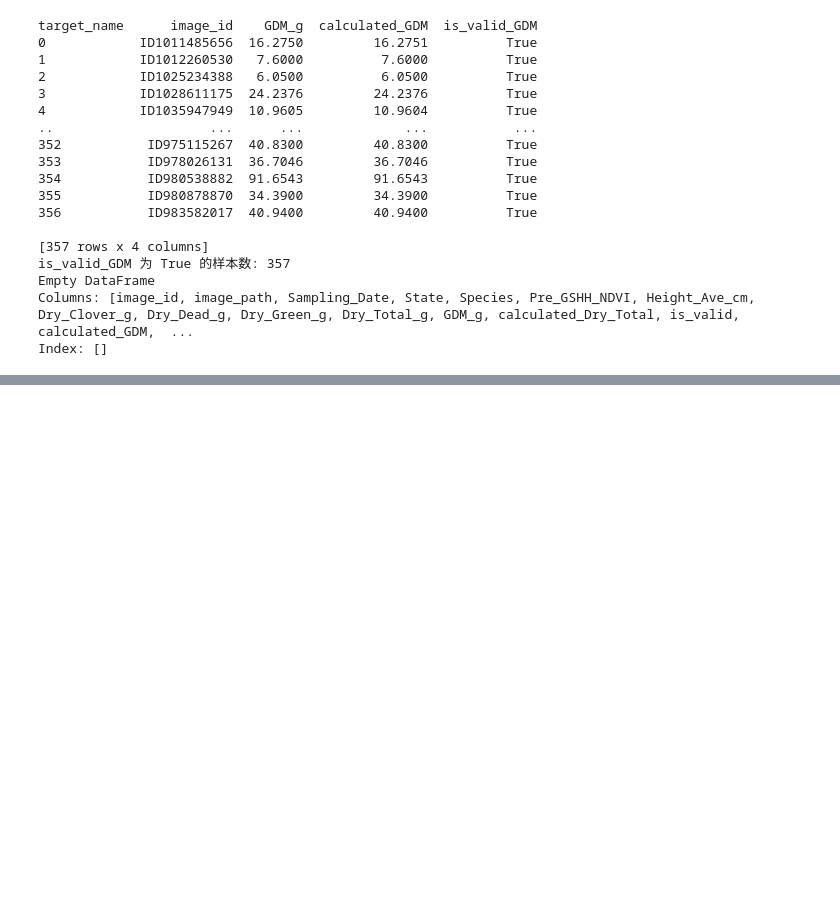
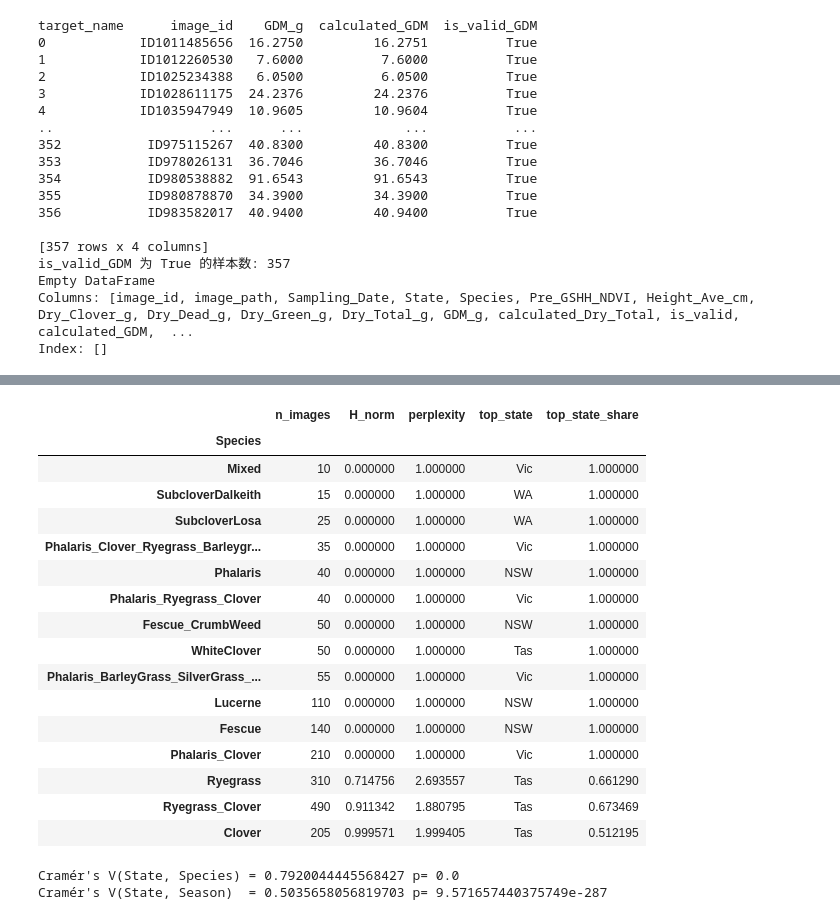
Before and after one commit to Happenmass/kaggle-csrio, a Jupyter notebook: data_feature_inspector/inspector.ipynb, the cells around one changed output, grey strips where cells are left out. Saved outputs shown, nothing was run; the diff lists cells and outputs as text; code cells hidden in the pictures; blank space fills up the shorter version.

```diff
--- a/data_feature_inspector/inspector.ipynb
+++ b/data_feature_inspector/inspector.ipynb
@@ -242,0 +299,50 @@ Index: []
+# %%
+# 以 Species 为中心，看它分布在哪些 State
+ct_species_state = pd.crosstab(df["Species"], df["State"])
+p_species_state = ct_species_state.div(ct_species_state.sum(axis=1), axis=0)
+
+species_state_stats = pd.DataFrame({
+    "n_images": ct_species_state.sum(axis=1),
+    "H_norm": p_species_state.apply(norm_entropy, axis=1),     # 越低越像“某州专属”
+    "perplexity": p_species_state.apply(perplexity, axis=1),
+    "top_state": p_species_state.idxmax(axis=1),
+    "top_state_share": p_species_state.max(axis=1),
+}).sort_values(["H_norm","n_images"])
+
+# 看“最像州指纹”的 Species（建议先过滤样本太少的）
+species_state_stats.query("n_images >= 1").head(20)
+# %% [output]
+|  | n_images | H_norm | perplexity | top_state | top_state_share |
+| Species |  |  |  |  |  |
+| Mixed | 10 | 0.000000 | 1.000000 | Vic | 1.000000 |
+| SubcloverDalkeith | 15 | 0.000000 | 1.000000 | WA | 1.000000 |
+| SubcloverLosa | 25 | 0.000000 | 1.000000 | WA | 1.000000 |
+| Phalaris_Clover_Ryegrass_Barleygr... | 35 | 0.000000 | 1.000000 | Vic | 1.000000 |
+| Phalaris | 40 | 0.000000 | 1.000000 | NSW | 1.000000 |
+| Phalaris_Ryegrass_Clover | 40 | 0.000000 | 1.000000 | Vic | 1.000000 |
+| Fescue_CrumbWeed | 50 | 0.000000 | 1.000000 | NSW | 1.000000 |
+| WhiteClover | 50 | 0.000000 | 1.000000 | Tas | 1.000000 |
+| Phalaris_BarleyGrass_SilverGrass_... | 55 | 0.000000 | 1.000000 | Vic | 1.000000 |
+| Lucerne | 110 | 0.000000 | 1.000000 | NSW | 1.000000 |
+| Fescue | 140 | 0.000000 | 1.000000 | NSW | 1.000000 |
+| Phalaris_Clover | 210 | 0.000000 | 1.000000 | Vic | 1.000000 |
+| Ryegrass | 310 | 0.714756 | 2.693557 | Tas | 0.661290 |
+| Ryegrass_Clover | 490 | 0.911342 | 1.880795 | Tas | 0.673469 |
+| Clover | 205 | 0.999571 | 1.999405 | Tas | 0.512195 |
+# %%
+from scipy.stats import chi2_contingency
+
+def cramers_v(confusion):
+    chi2, p, dof, exp = chi2_contingency(confusion)
+    n = confusion.to_numpy().sum()
+    r, k = confusion.shape
+    return float(np.sqrt((chi2 / n) / (min(r-1, k-1) + 1e-12))), float(p)
+
+v_ss, p_ss = cramers_v(ct_species_state)
+v_sse, p_sse = cramers_v(season_per_state)
+
+print("Cramér's V(State, Species) =", v_ss, "p=", p_ss)
+print("Cramér's V(State, Season)  =", v_sse, "p=", p_sse)
+# %% [output]
+Cramér's V(State, Species) = 0.7920044445568427 p= 0.0
+Cramér's V(State, Season)  = 0.5035658056819703 p= 9.571657440375749e-287
```
Also changed, not shown: parts of 5 cells of this notebook, 21 other files.
